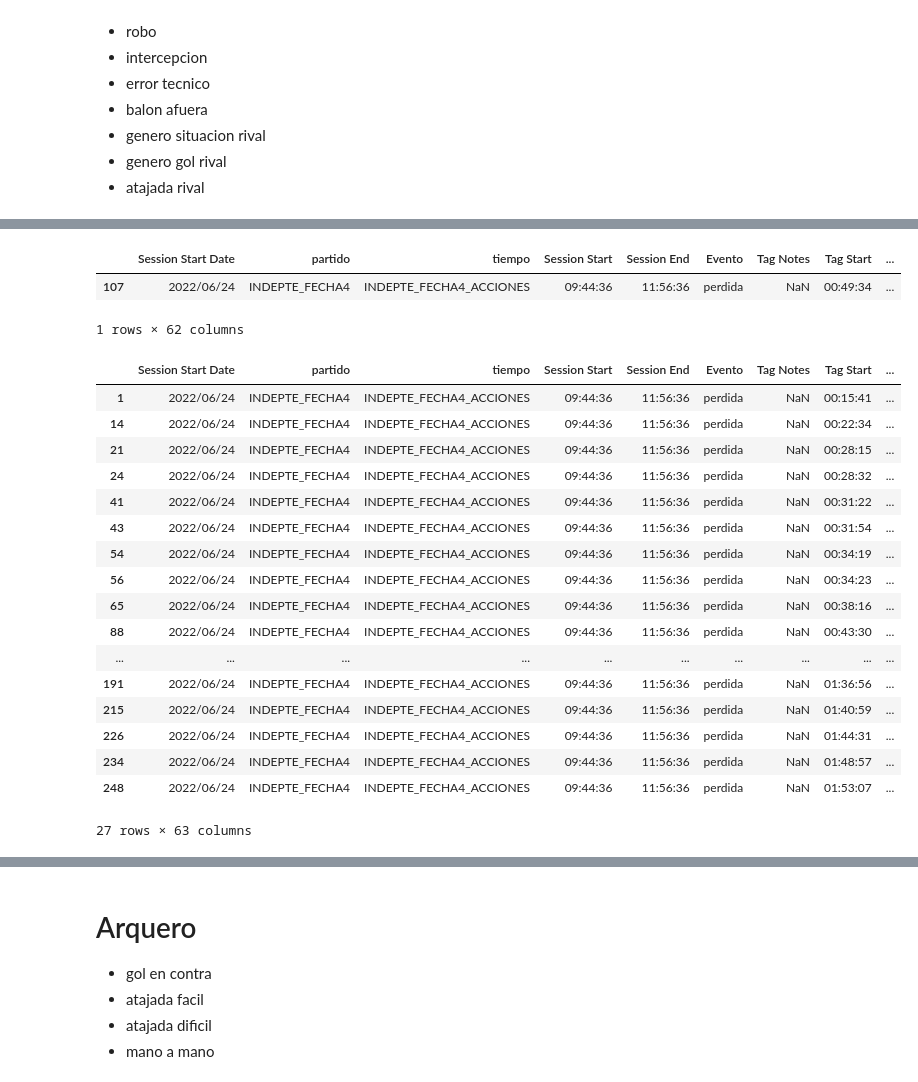
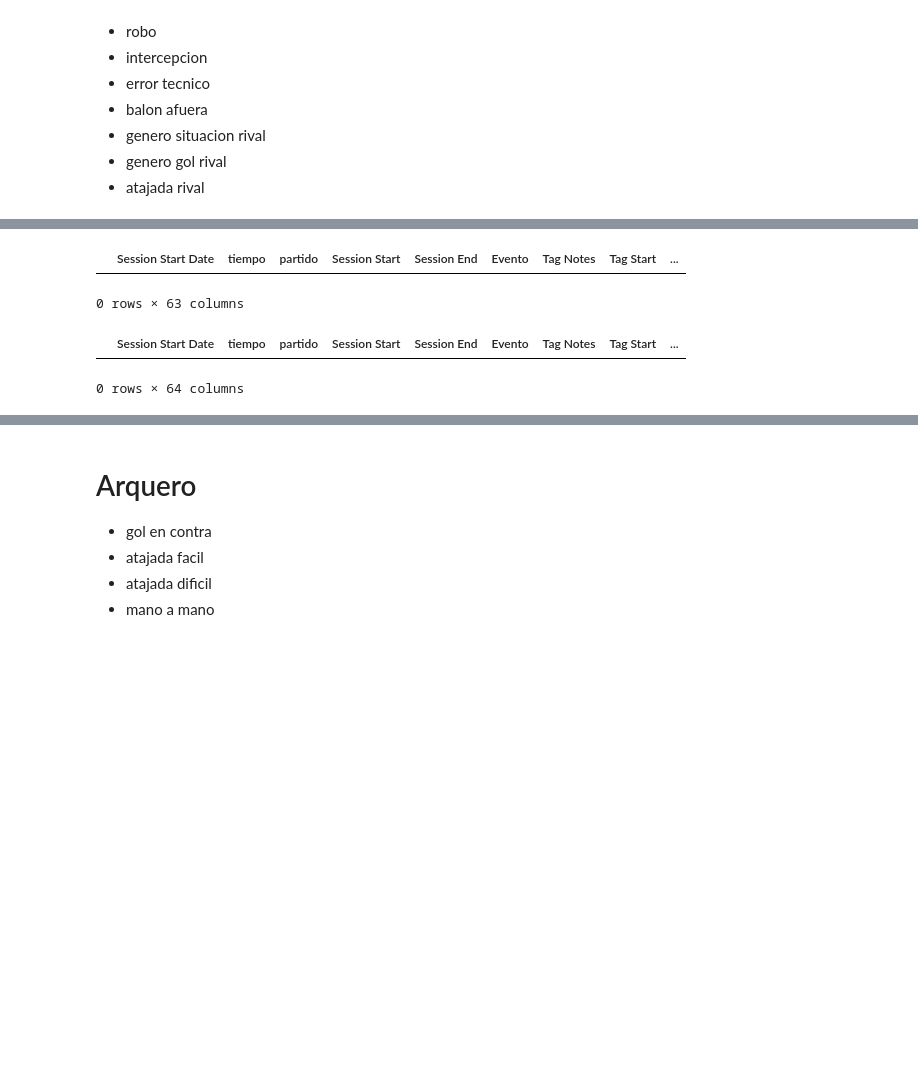
Before and after one commit to jduqer/Data_Pincha, a Jupyter notebook: procesamiento de etiquetas/notebooks partidos/PREPRO02-2022-eventos-fecha4_Independiente.ipynb, the cells around one changed output, grey strips where cells are left out. Drawn from its saved outputs; the diff is of its cells as text; code cells hidden in the pictures; blank space fills up the shorter version.

```diff
--- a/procesamiento de etiquetas/notebooks partidos/PREPRO02-2022-eventos-fecha4_Independiente.ipynb
+++ b/procesamiento de etiquetas/notebooks partidos/PREPRO02-2022-eventos-fecha4_Independiente.ipynb
@@ -42,11 +42,11 @@ memory usage: 34.4+ KB
 # %%
-data.columns = ['Session Start Date','partido','tiempo','Session Start',
+# data.columns = ['Session Start Date','partido','tiempo','Session Start',
+#        'Session End','Evento','Tag Notes','Tag Start', 'Tag End',
+#        'Tag Duration (secs)','coord inicial','Subevento','Jugador 2','Jugador 1','coord final','Optional Column']
+
+data.columns = ['Session Start Date','tiempo','partido','Session Start',
        'Session End','Evento','Tag Notes','Tag Start', 'Tag End',
-       'Tag Duration (secs)','coord inicial','Subevento','Jugador 2','Jugador 1','coord final','Optional Column']
-
-# data.columns = ['Session Start Date','tiempo','partido','Session Start',
-#        'Session End','Evento','Tag Notes','Tag Start', 'Tag End',
-#        'Tag Duration (secs)','coord inicial','Subevento','Jugador 2','Jugador 1','coord final','Dificultad','Calificacion','Optional Column']
+       'Tag Duration (secs)','coord final','Jugador 2','Jugador 1','Calificacion','coord inicial','Subevento','Optional Column']
 # %%
 '''TIEMPO'''
 
@@ -1251,5 +1162,5 @@ data.groupby(['Evento','Subevento']).size().to_frame('cantidad')
 # %%
-data_eventos = data_eventos[~data_eventos.Subevento.isna()].reset_index(drop=True)
+# data_eventos = data_eventos[~data_eventos.Subevento.isna()].reset_index(drop=True)
 # %%
 data_eventos[data_eventos.Evento == 'perdida']
 # %% [output]
@@ -1272,10 +1186,10 @@ data_eventos[data_eventos.Evento == 'perdida']
 colname = 'perdida-Gambeta'
 data_eventos[colname] = 0
 
-for i in range(len(data_eventos)):
-    #if (data_eventos.loc[i-1,'Evento']=='duelo') & (data_eventos.loc[i-1,'Subevento']=='gambeta a favor'):
-        if (data_eventos.loc[i,'Evento'] == 'perdida') & (data_eventos.loc[i,'Subevento'] == 'duelo'):
-            data_eventos.loc[i,colname] = 1
-
+# for i in range(len(data_eventos)):
+#     #if (data_eventos.loc[i-1,'Evento']=='duelo') & (data_eventos.loc[i-1,'Subevento']=='gambeta a favor'):
+#         if (data_eventos.loc[i,'Evento'] == 'perdida') & (data_eventos.loc[i,'Subevento'] == 'duelo'):
+#             data_eventos.loc[i,colname] = 1
+#
 data_eventos.loc[data_eventos[colname] == 1]
 # %% [output]
@@ -1303,45 +1201,28 @@ data_eventos.loc[data_eventos[colname] == 1]
 colname = 'perdida-Robo'
 data_eventos[colname] = 0
 
-for i in range(len(data_eventos)):
-    if (data_eventos.loc[i,'Evento']=='perdida') & ((data_eventos.loc[i,'Subevento']=='robo')):
-            data_eventos.loc[i,colname] = 1
+# for i in range(len(data_eventos)):
+#     if (data_eventos.loc[i,'Evento']=='perdida') & ((data_eventos.loc[i,'Subevento']=='robo')):
+#             data_eventos.loc[i,colname] = 1
 
 data_eventos.loc[data_eventos[colname] == 1]
 # %% [output]
-|  | Session Start Date | partido | tiempo | Session Start | Session End | Evento | Tag Notes | Tag Start | ... |
-| 107 | 2022/06/24 | INDEPTE_FECHA4 | INDEPTE_FECHA4_ACCIONES | 09:44:36 | 11:56:36 | perdida | NaN | 00:49:34 | ... |
+|  | Session Start Date | tiempo | partido | Session Start | Session End | Evento | Tag Notes | Tag Start | ... |
-1 rows × 62 columns
+0 rows × 63 columns
 # %%
 #intercepcion
 
 colname = 'perdida-Intercepcion'
 data_eventos[colname] = 0
 
-for i in range(len(data_eventos)):
-    if (data_eventos.loc[i,'Evento']=='perdida') & ('intercep' in str(data_eventos.loc[i,'Subevento'])):
-        data_eventos.loc[i,colname] = 1
+# for i in range(len(data_eventos)):
+#     if (data_eventos.loc[i,'Evento']=='perdida') & ('intercep' in str(data_eventos.loc[i,'Subevento'])):
+#         data_eventos.loc[i,colname] = 1
 
 data_eventos.loc[data_eventos[colname] == 1]
 # %% [output]
-|  | Session Start Date | partido | tiempo | Session Start | Session End | Evento | Tag Notes | Tag Start | ... |
-| 1 | 2022/06/24 | INDEPTE_FECHA4 | INDEPTE_FECHA4_ACCIONES | 09:44:36 | 11:56:36 | perdida | NaN | 00:15:41 | ... |
-| 14 | 2022/06/24 | INDEPTE_FECHA4 | INDEPTE_FECHA4_ACCIONES | 09:44:36 | 11:56:36 | perdida | NaN | 00:22:34 | ... |
-| 21 | 2022/06/24 | INDEPTE_FECHA4 | INDEPTE_FECHA4_ACCIONES | 09:44:36 | 11:56:36 | perdida | NaN | 00:28:15 | ... |
-| 24 | 2022/06/24 | INDEPTE_FECHA4 | INDEPTE_FECHA4_ACCIONES | 09:44:36 | 11:56:36 | perdida | NaN | 00:28:32 | ... |
-| 41 | 2022/06/24 | INDEPTE_FECHA4 | INDEPTE_FECHA4_ACCIONES | 09:44:36 | 11:56:36 | perdida | NaN | 00:31:22 | ... |
-| 43 | 2022/06/24 | INDEPTE_FECHA4 | INDEPTE_FECHA4_ACCIONES | 09:44:36 | 11:56:36 | perdida | NaN | 00:31:54 | ... |
-| 54 | 2022/06/24 | INDEPTE_FECHA4 | INDEPTE_FECHA4_ACCIONES | 09:44:36 | 11:56:36 | perdida | NaN | 00:34:19 | ... |
-| 56 | 2022/06/24 | INDEPTE_FECHA4 | INDEPTE_FECHA4_ACCIONES | 09:44:36 | 11:56:36 | perdida | NaN | 00:34:23 | ... |
-| 65 | 2022/06/24 | INDEPTE_FECHA4 | INDEPTE_FECHA4_ACCIONES | 09:44:36 | 11:56:36 | perdida | NaN | 00:38:16 | ... |
-| 88 | 2022/06/24 | INDEPTE_FECHA4 | INDEPTE_FECHA4_ACCIONES | 09:44:36 | 11:56:36 | perdida | NaN | 00:43:30 | ... |
-| ... | ... | ... | ... | ... | ... | ... | ... | ... | ... |
-| 191 | 2022/06/24 | INDEPTE_FECHA4 | INDEPTE_FECHA4_ACCIONES | 09:44:36 | 11:56:36 | perdida | NaN | 01:36:56 | ... |
-| 215 | 2022/06/24 | INDEPTE_FECHA4 | INDEPTE_FECHA4_ACCIONES | 09:44:36 | 11:56:36 | perdida | NaN | 01:40:59 | ... |
-| 226 | 2022/06/24 | INDEPTE_FECHA4 | INDEPTE_FECHA4_ACCIONES | 09:44:36 | 11:56:36 | perdida | NaN | 01:44:31 | ... |
-| 234 | 2022/06/24 | INDEPTE_FECHA4 | INDEPTE_FECHA4_ACCIONES | 09:44:36 | 11:56:36 | perdida | NaN | 01:48:57 | ... |
-| 248 | 2022/06/24 | INDEPTE_FECHA4 | INDEPTE_FECHA4_ACCIONES | 09:44:36 | 11:56:36 | perdida | NaN | 01:53:07 | ... |
+|  | Session Start Date | tiempo | partido | Session Start | Session End | Evento | Tag Notes | Tag Start | ... |
-27 rows × 63 columns
+0 rows × 64 columns
 # %%
 #error tecnico
 
```
Also changed, not shown: parts of 88 cells of this notebook, 33 other files.
